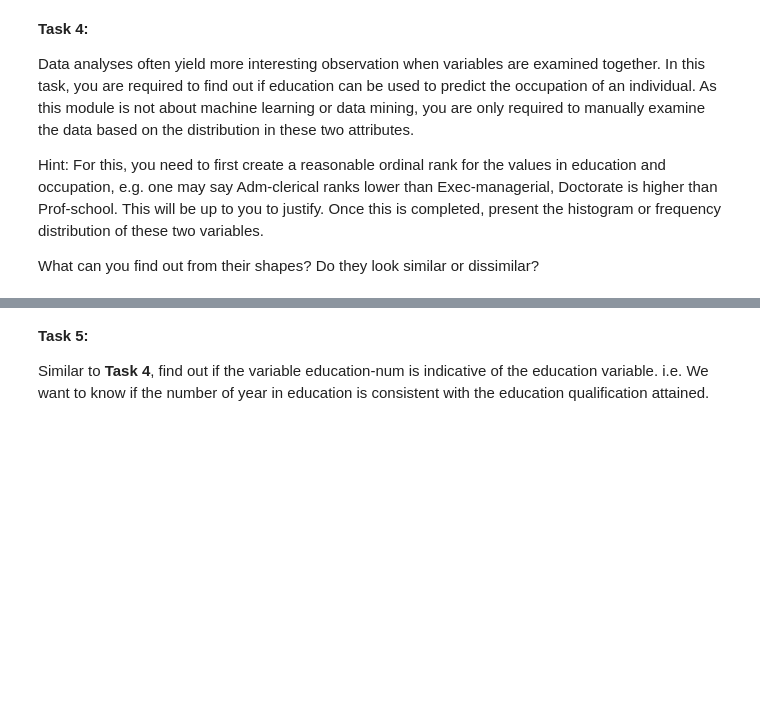
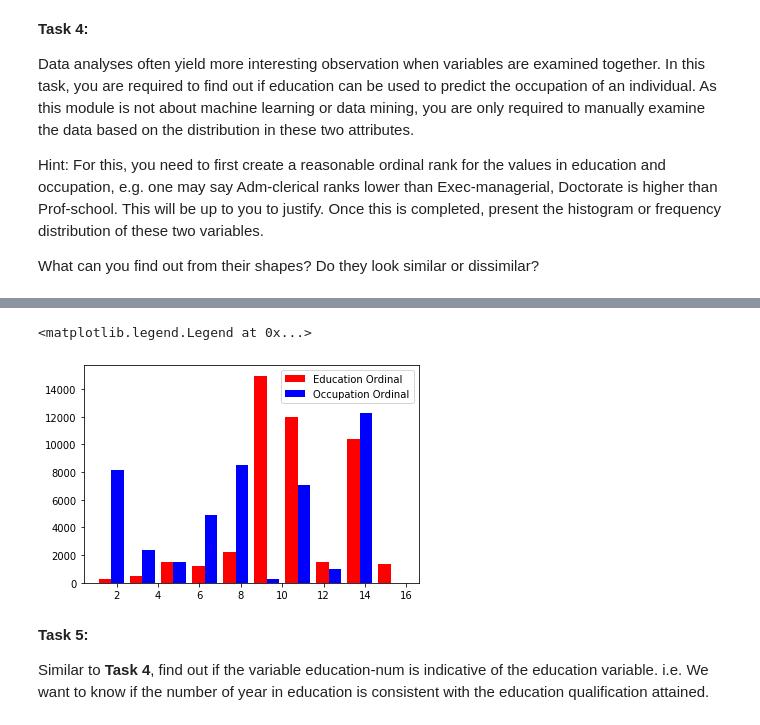
Before and after one commit to hamza-saeed/bda-exercises-jupyter, a Jupyter notebook: Week 3/week03-basic-statistics.ipynb, the cells around one changed output, grey strips where cells are left out. Drawn from its saved outputs; the diff is of its cells as text; code cells hidden in the pictures; blank space fills up the shorter version.

```diff
--- a/Week 3/week03-basic-statistics.ipynb
+++ b/Week 3/week03-basic-statistics.ipynb
@@ -389,3 +349,45 @@ freqDistNorm
+# %%
+import numpy
+from matplotlib import pyplot as plt
+
+#Remove rows with unknown occupation
+adult_data = adult_data[adult_data['occupation'] != " ?"]
+
+#add new columns for ordinals
+adult_data['education-ordinal'] = adult_data['education']
+adult_data['occupation-ordinal'] = adult_data['occupation']
+
+#education ordinals
+dictEd = {" Preschool": "1", " 1st-4th":"2"," 5th-6th":"3"," 7th-8th":"4"," 9th":"5"," 10th":"6"," 11th":"7"," 12th":"8"," HS-grad":"9",
+        " Some-college":"10"," Assoc-voc":"11"," Assoc-acdm":"12"," Bachelors":"13", " Masters":"14", " Prof-school":"15", " Doctorate":"16"}
+
+# (subjective) occupation ordinals
+dictOcc = {" Handlers-cleaners": "1", " Craft-repair":"2"," Transport-moving":"3"," Farming-fishing":"4"," Armed-Forces":"5", " Other-service":"6", " Sales":"7"," Machine-op-inspct":"8", " Priv-house-serv": "9"," Tech-support":"10",
+        " Adm-clerical":"11", " Protective-serv":"12"," Prof-specialty":"13", " Exec-managerial":"14"}
+
+#Update ordinal columns
+for ed in dictEd:
+    adult_data['education-ordinal'] = adult_data['education-ordinal'].str.replace(ed,dictEd[ed])
+
+for occ in dictOcc:
+    adult_data['occupation-ordinal'] = adult_data['occupation-ordinal'].str.replace(occ,dictOcc[occ])
+
+#set column as int
+adult_data['education-ordinal'] = adult_data['education-ordinal'].astype('int64')
+adult_data['occupation-ordinal'] = adult_data['occupation-ordinal'].astype('int64')
+occEddata = [adult_data['education-ordinal'],adult_data['occupation-ordinal']]
+
+fig, axes = plt.subplots(nrows=1, ncols=1)
+colors = ['red', 'blue']
+axes.hist(occEddata, color=colors, label=['Education Ordinal','Occupation Ordinal'])
+axes.legend(prop={'size':10})
+
+
+#The shape isn't very similar, so alone, the education cannot be used to accurately predict the occupation. However,
+#it could be used in conjunction with other variables
+# %% [output]
+<matplotlib.legend.Legend at 0x...>
+[figure, added]
 # %% [markdown]
 __Task 5:__
 
```
Also changed, not shown: parts of 6 cells of this notebook, 5 other files.
